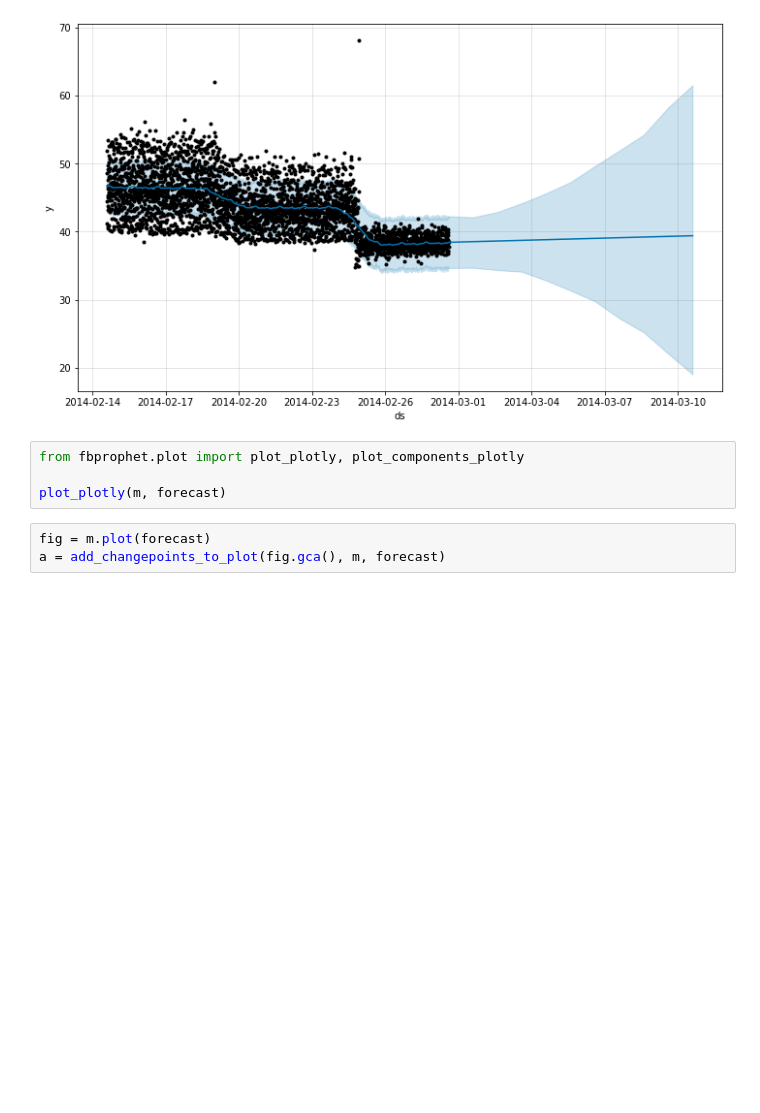
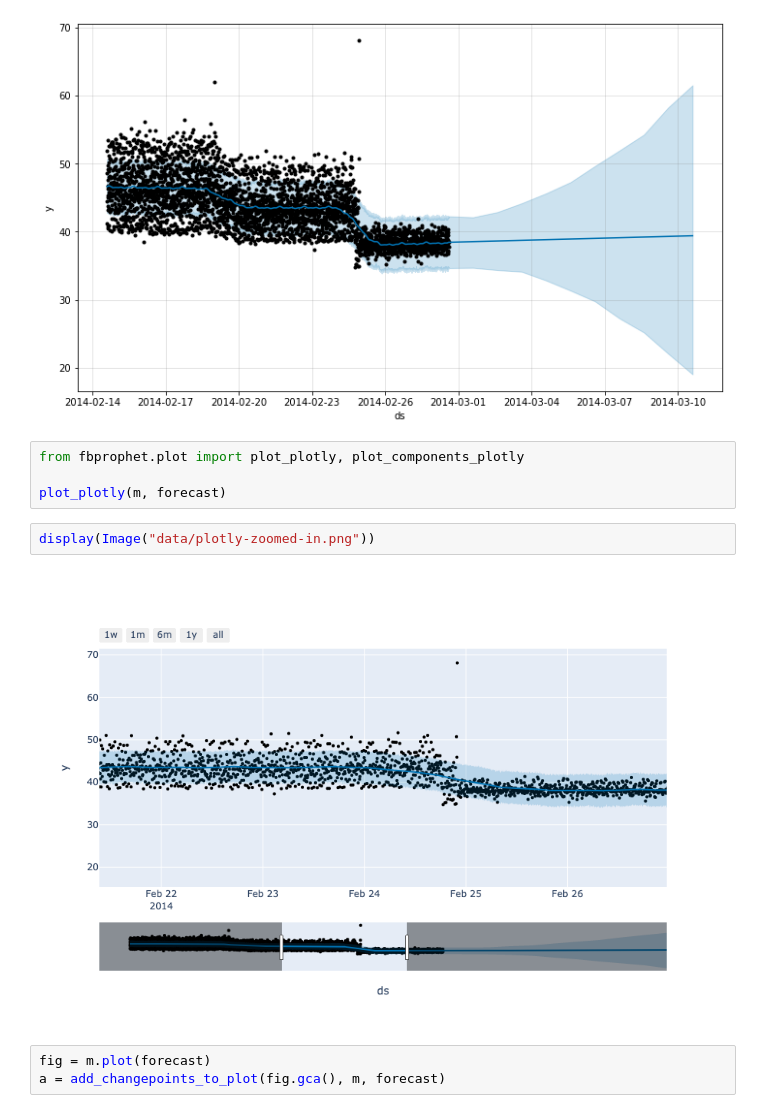
Before and after one commit to acmpesuecc/Metrics-Anomaly, a Jupyter notebook: prophet-ec2.ipynb, the cells around one changed output. Cells and saved outputs as stored; diff of their text form; blank space fills up the shorter version.

Commit message:
updated reqs and added image for plotly

```diff
--- a/prophet-ec2.ipynb
+++ b/prophet-ec2.ipynb
@@ -94,6 +95,10 @@ fig1 = m.plot(forecast)
 from fbprophet.plot import plot_plotly, plot_components_plotly
 
 plot_plotly(m, forecast)
+# %%
+display(Image("data/plotly-zoomed-in.png"))
+# %% [output]
+[figure, added]
 # %%
 fig = m.plot(forecast)
 a = add_changepoints_to_plot(fig.gca(), m, forecast)
```
Also changed, not shown: parts of 1 cell of this notebook, 3 other files.
